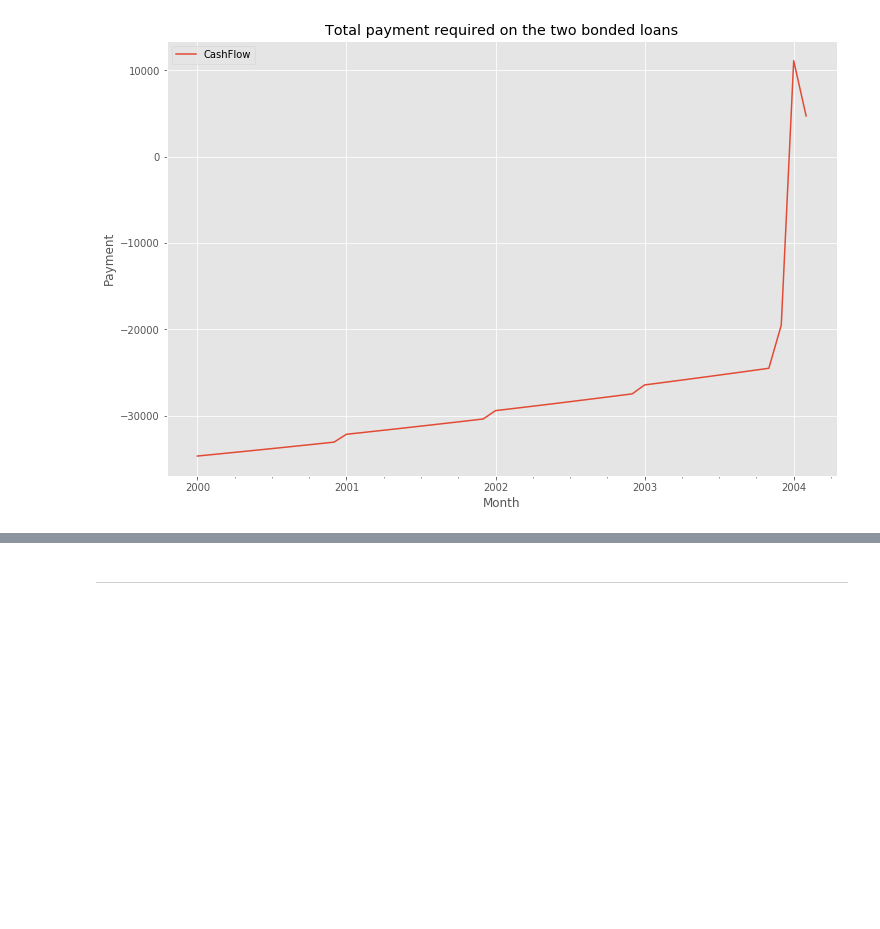
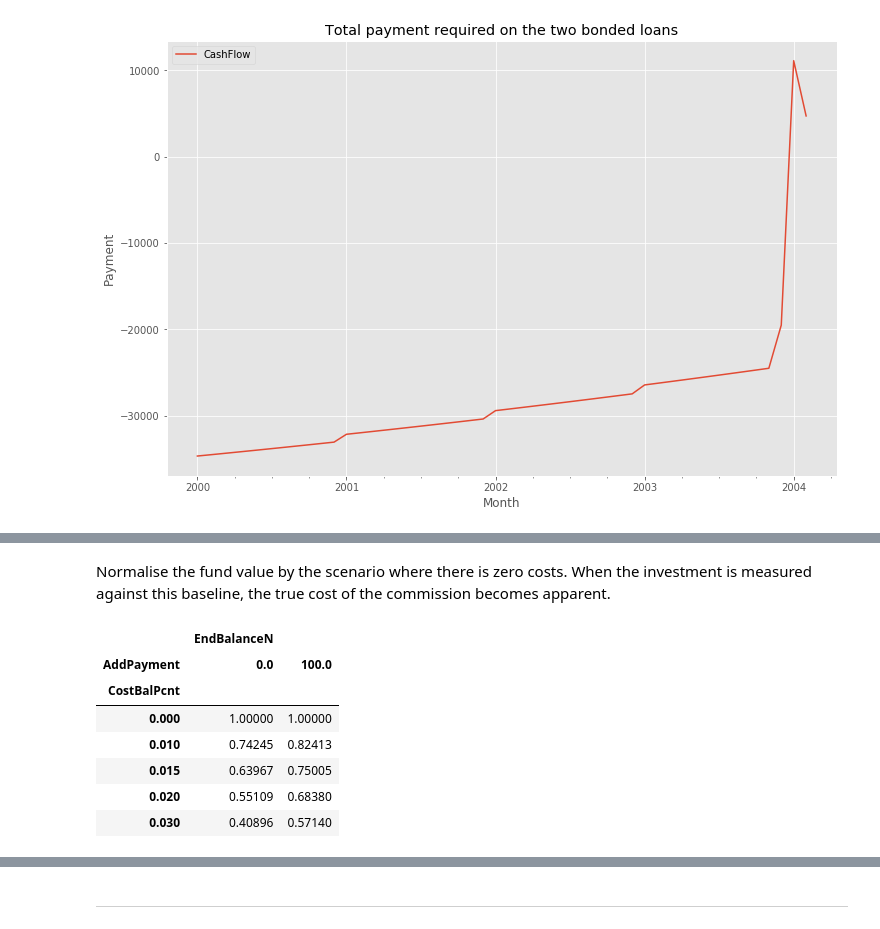
Before and after one commit to NelisW/RetirementPlanning, a Jupyter notebook: PersonalFinancialPlanning.ipynb, the cells around one changed output, grey strips where cells are left out. Cells and saved outputs as stored; diff of their text form; code cells hidden in the pictures; blank space fills up the shorter version.

```diff
--- a/PersonalFinancialPlanning.ipynb
+++ b/PersonalFinancialPlanning.ipynb
@@ -1405,0 +1427,20 @@ dtype: object
+# %% [markdown]
+Normalise the fund value by the scenario where there is zero costs. When the investment is measured against this baseline, the true cost of the commission becomes apparent.
+# %%
+# calculate a normalised end balance for the different scenarios
+dfSum['EndBalanceN'] = np.nan
+AddPaymentU = dfSum['AddPayment'].unique()
+for addpayment in addpayments:
+    normval = dfSum.loc[(dfSum['CostBalPcnt'] == 0) & (dfSum['AddPayment'] == addpayment)]['EndBalance'].values[0]
+    dfSum.loc[dfSum['AddPayment'] == addpayment,'EndBalanceN'] = (dfSum.loc[dfSum['AddPayment'] == addpayment,'EndBalance'])/normval
+# %%
+pd.pivot_table(dfSum, index=['CostBalPcnt'],values=['EndBalanceN'],columns=['AddPayment'])
+# %% [output]
+|  | EndBalanceN |  |
+| AddPayment | 0.0 | 100.0 |
+| CostBalPcnt |  |  |
+| 0.000 | 1.00000 | 1.00000 |
+| 0.010 | 0.74245 | 0.82413 |
+| 0.015 | 0.63967 | 0.75005 |
+| 0.020 | 0.55109 | 0.68380 |
+| 0.030 | 0.40896 | 0.57140 |
```
Also changed, not shown: parts of 21 cells of this notebook.
